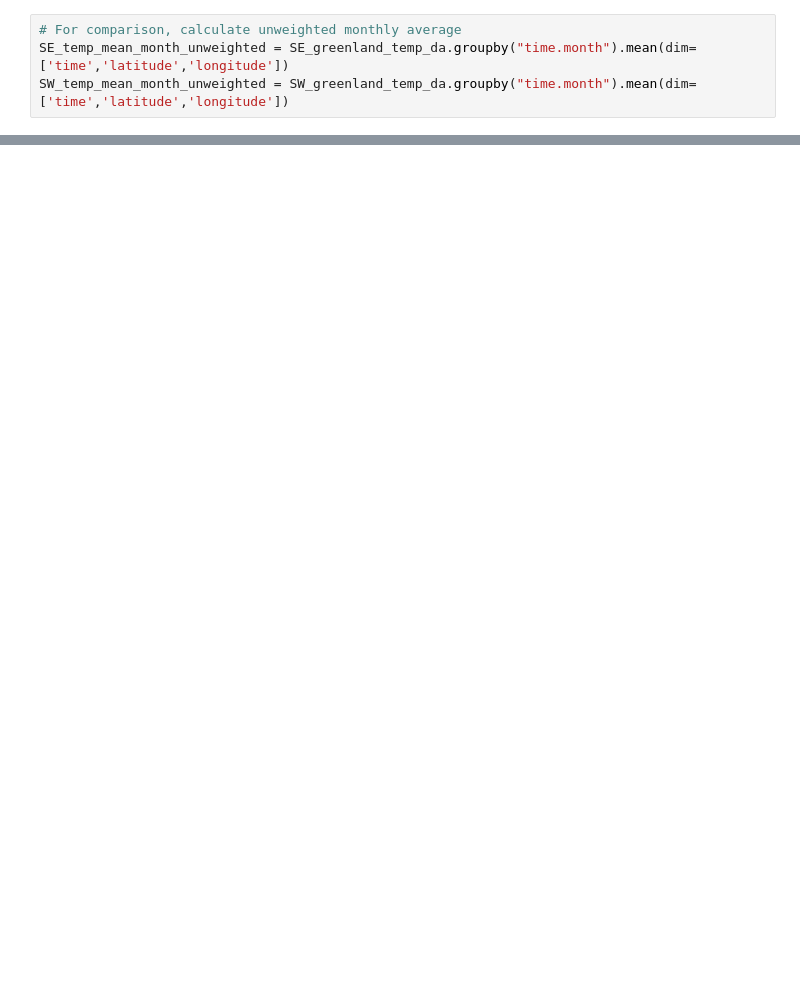
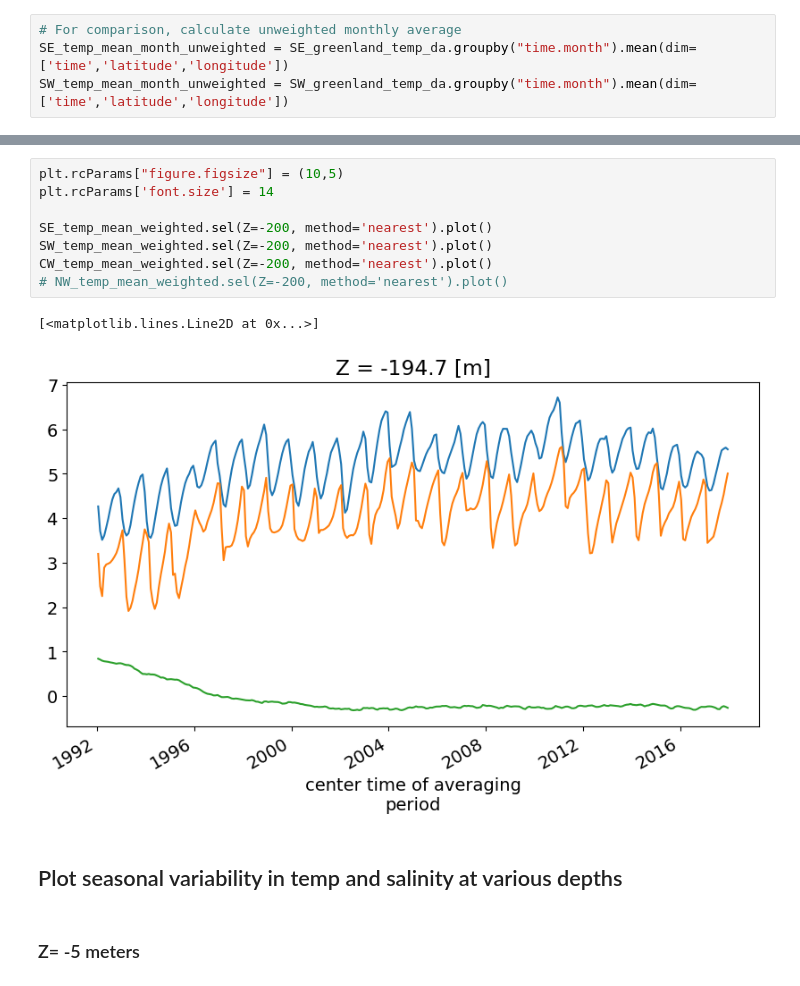
Before and after one commit to mjzahn/ecco, a Jupyter notebook: Greenland_circulation_ecco.ipynb, the cells around one changed output, grey strips where cells are left out. Cells and saved outputs as stored; diff of their text form; blank space fills up the shorter version.

```diff
--- a/Greenland_circulation_ecco.ipynb
+++ b/Greenland_circulation_ecco.ipynb
@@ -301,0 +292,15 @@ SW_temp_mean_month_weighted.sel(Z=-200, method='nearest').plot()
+# %%
+plt.rcParams["figure.figsize"] = (10,5)
+plt.rcParams['font.size'] = 14
+
+SE_temp_mean_weighted.sel(Z=-200, method='nearest').plot()
+SW_temp_mean_weighted.sel(Z=-200, method='nearest').plot()
+CW_temp_mean_weighted.sel(Z=-200, method='nearest').plot()
+# NW_temp_mean_weighted.sel(Z=-200, method='nearest').plot()
+# %% [output]
+[<matplotlib.lines.Line2D at 0x...>]
+[figure, added]
+# %% [markdown]
+## Plot seasonal variability in temp and salinity at various depths
+# %% [markdown]
+### Z= -5 meters
```
Also changed, not shown: parts of 30 cells of this notebook, 5 other files.
